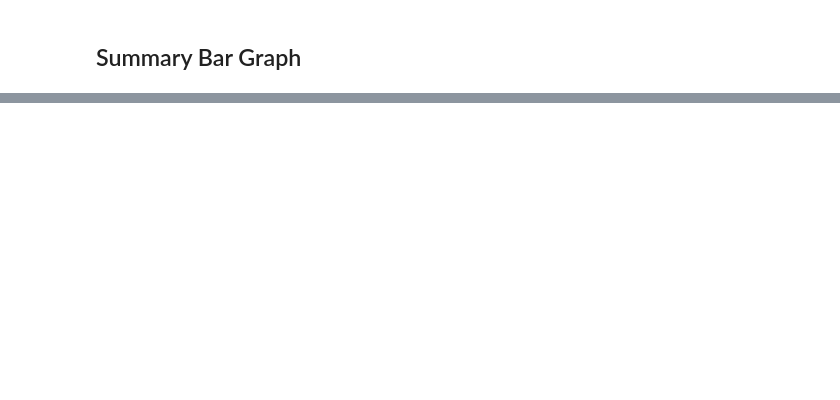
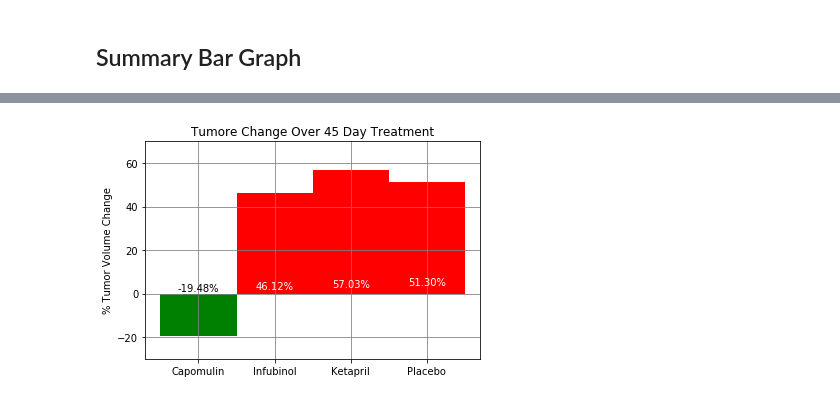
Before and after one commit to bailatrix/PharmaPy, a Jupyter notebook: main.ipynb, the cells around one changed output, grey strips where cells are left out. Saved outputs shown, nothing was run; the diff lists cells and outputs as text; code cells hidden in the pictures; blank space fills up the shorter version.

```diff
--- a/main.ipynb
+++ b/main.ipynb
@@ -81,7 +81,7 @@ df.head()
 | 20 | 40.716325 | 52.157049 | 53.197691 | 54.920935 | 53.644087 | 54.364417 | 53.346737 | 40.238325 | 54.067395 | ... |
 # %%
 # Collect data to use in Plot
-df = df[['Capomulin', 'Infubinol', 'Ketapril', 'Placebo']]
+tumor_df = tumor_df[['Capomulin', 'Infubinol', 'Ketapril', 'Placebo']]
 times = np.arange(0,50,5)
 errors = df.sem().values
 # %%
@@ -283,0 +271,15 @@ fig.show()
+# %%
+# Calculate the percent changes in tumor vol for each drug
+all_percs = [[tumor_df['Capomulin'][i*5] / .45 for i in range(0,10)],
+            [tumor_df['Ceftamin'][i*5] / .45 for i in range(0,10)],
+            [tumor_df['Infubinol'][i*5] / .45 for i in range(0,10)],
+            [tumor_df['Ketapril'][i*5] / .45 for i in range(0,10)],
+            [tumor_df['Naftisol'][i*5] / .45 for i in range(0,10)],
+            [tumor_df['Placebo'][i*5] / .45 for i in range(0,10)],
+            [tumor_df['Propriva'][i*5] / .45 for i in range(0,10)],
+            [tumor_df['Ramicane'][i*5] / .45 for i in range(0,10)],
+            [tumor_df['Stelasyn'][i*5] / .45 for i in range(0,10)],
+            [tumor_df['Zoniferol'][i*5] / .45 for i in range(0,10)]]
+# Display the data to confirm
+perc_change = [ percList[9]-percList[0] for percList in all_percs]
+perc_change
@@ -283,0 +297,27 @@ fig.show()
+# %%
+# Compile data for chart
+plt.bar(np.arange(1), perc_change[0], width=1, color="green")
+plt.bar(np.arange(4), [0, perc_change[2], perc_change[3], perc_change[5]], width=1, color="r")
+percs = ["{:.2%}".format(perc_change[0]/100),
+         "{:.2%}".format(perc_change[2]/100),
+         "{:.2%}".format(perc_change[3]/100),
+         "{:.2%}".format(perc_change[5]/100)]
+
+# Label axes
+plt.xticks(np.arange(4), tumor_df.columns)
+plt.ylim(-30,70)
+plt.yticks(np.arange(-20, 80, 20))
+plt.ylabel("% Tumor Volume Change")
+plt.title("Tumore Change Over 45 Day Treatment")
+plt.grid(color='gray', linestyle='solid')
+
+# Label bars
+plt.text(0, 1, percs[0], horizontalalignment='center', color='black')
+plt.text(1, 2, percs[1], horizontalalignment='center', color='w')
+plt.text(2, 3, percs[2], horizontalalignment='center', color='w')
+plt.text(3, 4, percs[3], horizontalalignment='center', color='w')
+
+# Save the Figure
+plt.savefig( fname = "drug_plt.png", bbox = 'tight')
+# %% [output]
+[figure, added]
```
Also changed, not shown: parts of 7 cells of this notebook.
